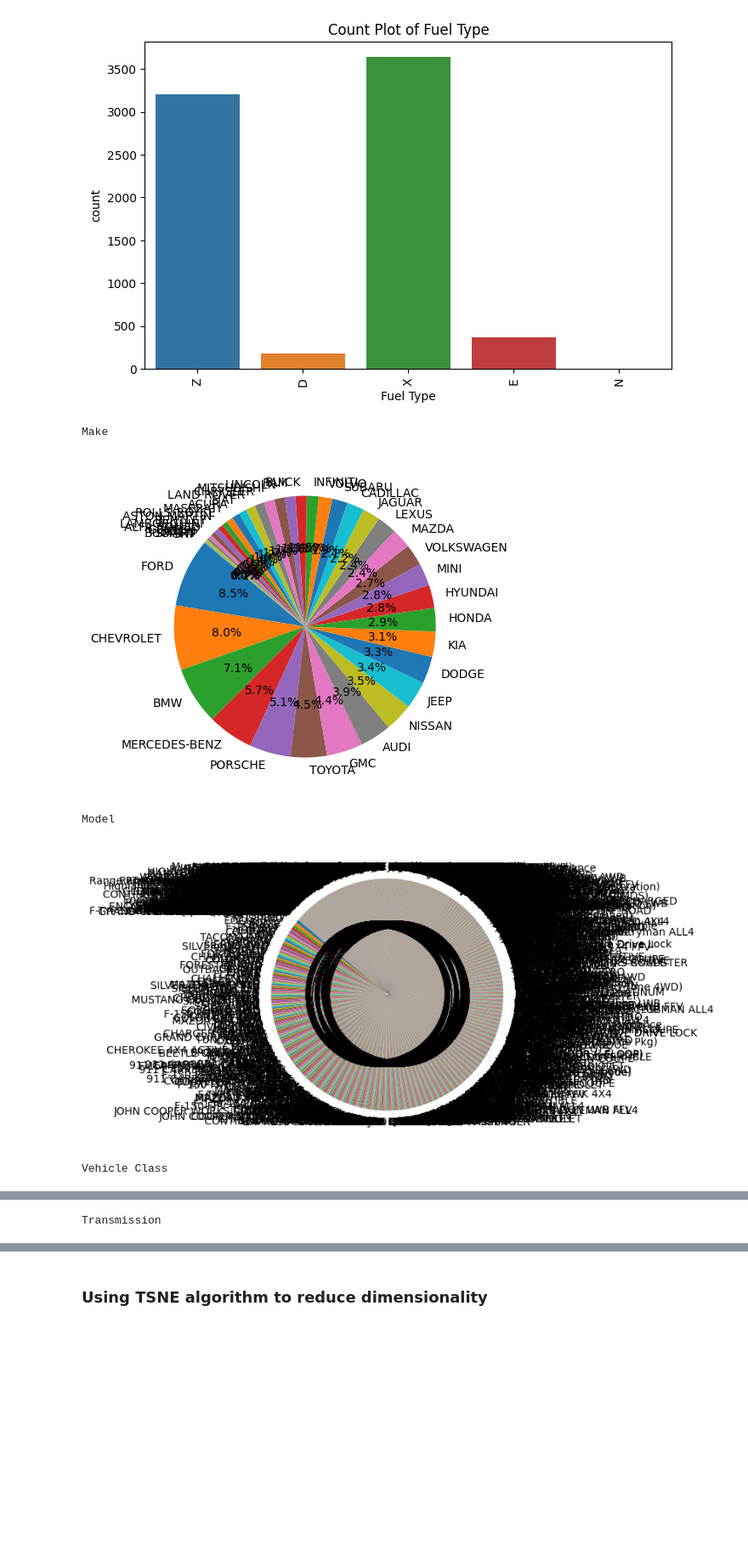
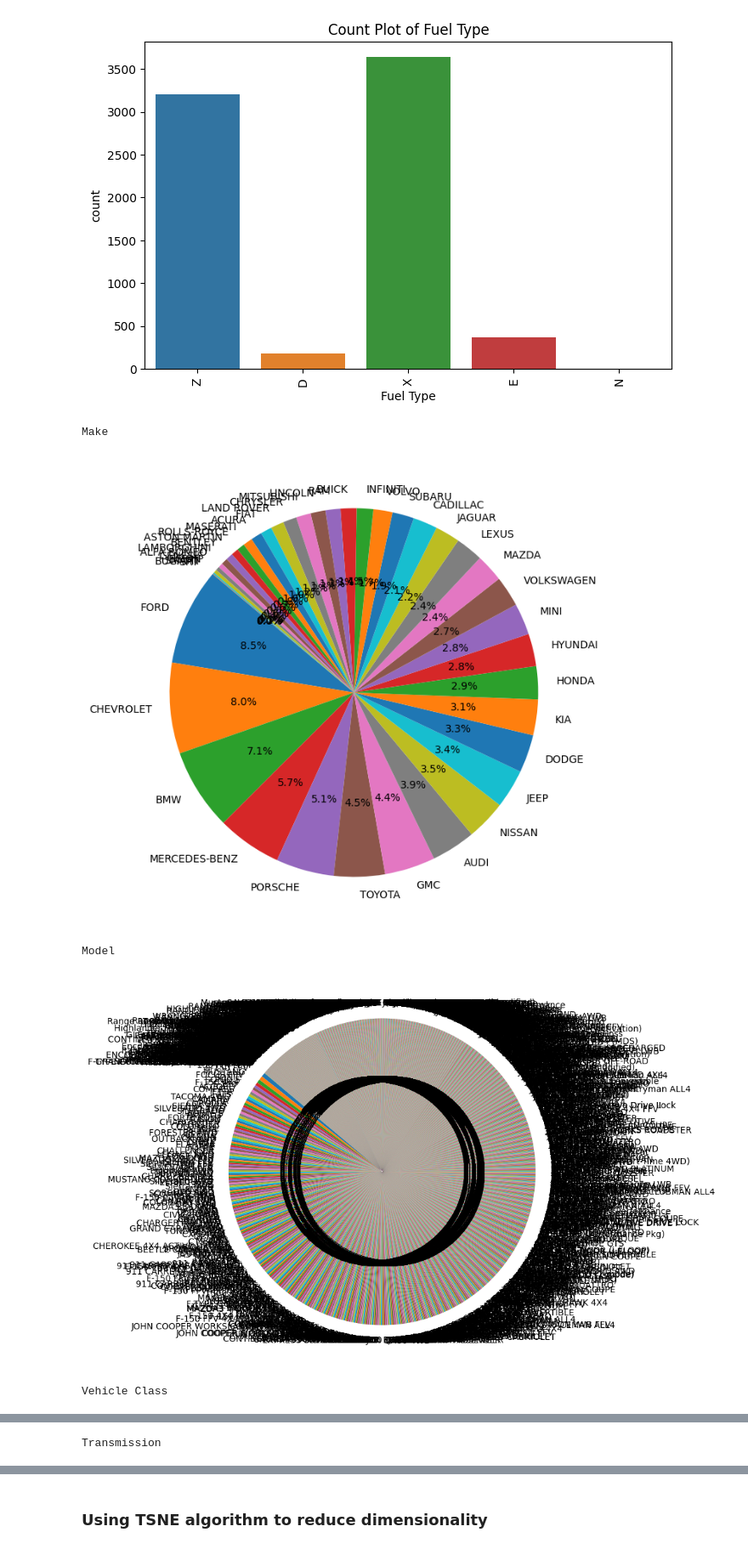
Before and after one commit to plon-Susk7/Machine_Learning_CSE343, a Jupyter notebook: a1/3_2021553.ipynb, the cells around one changed output, grey strips where cells are left out. Shown at 85% size. Saved outputs shown, nothing was run; the diff lists cells and outputs as text; code cells hidden in the pictures; blank space fills up the shorter version.

```diff
--- a/a1/3_2021553.ipynb
+++ b/a1/3_2021553.ipynb
@@ -200,16 +200,16 @@ Name: count, dtype: int64
 # %%
 #Pie Chart
 cols = data.select_dtypes(include=['object'])
 
 for col in cols:
-    plt.figure(figsize=(8, 5))
+    plt.figure(figsize=(8, 8))
     print(col)
     cat_count = cols[col].value_counts()
     plt.pie(cat_count,labels = cat_count.index, autopct='%1.1f%%', startangle=140)
     plt.show()
 # %% [output]
 Make
-[figure, old version]
+[figure, new version]
 Model
-[figure, old version]
+[figure, new version]
 Vehicle Class
```
Also changed, not shown: parts of 4 cells of this notebook.
